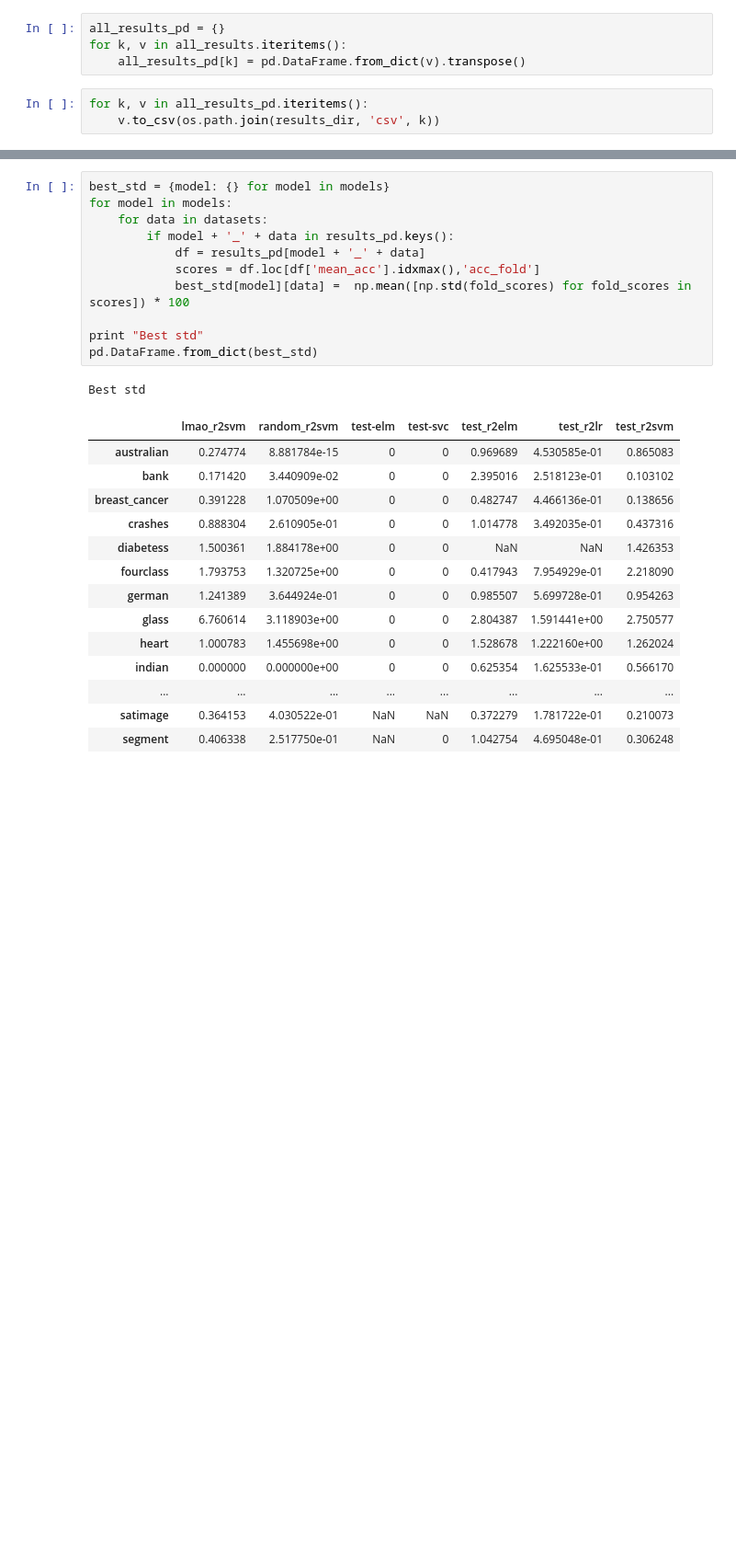
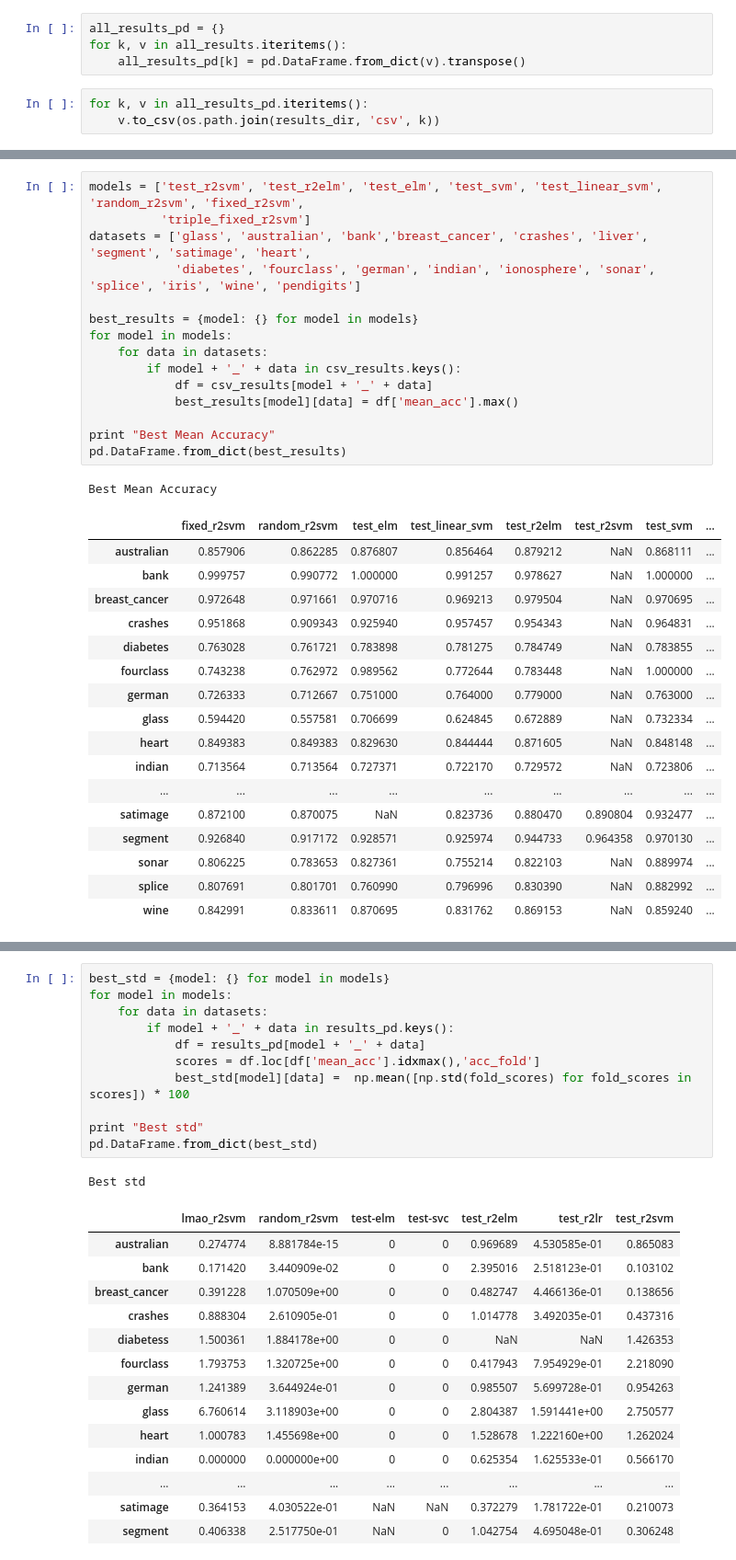
Before and after one commit to kudkudak/r2-learner, a Jupyter notebook: notebooks/results.ipynb, the cells around one changed output, grey strips where cells are left out. Shown at 92% size. Drawn from its saved outputs; the diff is of its cells as text; blank space fills up the shorter version.

Commit message:
triple test

```diff
--- a/notebooks/results.ipynb
+++ b/notebooks/results.ipynb
@@ -117,6 +96,40 @@ test_linear_svm_glass
 random_r2svm_satimage
 random_r2svm_ionosphere
 test_r2svm_satimage
+# %%
+models = ['test_r2svm', 'test_r2elm', 'test_elm', 'test_svm', 'test_linear_svm', 'random_r2svm', 'fixed_r2svm',
+          'triple_fixed_r2svm']
+datasets = ['glass', 'australian', 'bank','breast_cancer', 'crashes', 'liver', 'segment', 'satimage', 'heart',
+            'diabetes', 'fourclass', 'german', 'indian', 'ionosphere', 'sonar', 'splice', 'iris', 'wine', 'pendigits']
+
+best_results = {model: {} for model in models}
+for model in models:
+    for data in datasets:
+        if model + '_' + data in csv_results.keys():
+            df = csv_results[model + '_' + data]
+            best_results[model][data] = df['mean_acc'].max()
+
+print "Best Mean Accuracy"
+pd.DataFrame.from_dict(best_results)
+# %% [output]
+Best Mean Accuracy
+|  | fixed_r2svm | random_r2svm | test_elm | test_linear_svm | test_r2elm | test_r2svm | test_svm | ... |
+| australian | 0.857906 | 0.862285 | 0.876807 | 0.856464 | 0.879212 | NaN | 0.868111 | ... |
+| bank | 0.999757 | 0.990772 | 1.000000 | 0.991257 | 0.978627 | NaN | 1.000000 | ... |
+| breast_cancer | 0.972648 | 0.971661 | 0.970716 | 0.969213 | 0.979504 | NaN | 0.970695 | ... |
+| crashes | 0.951868 | 0.909343 | 0.925940 | 0.957457 | 0.954343 | NaN | 0.964831 | ... |
+| diabetes | 0.763028 | 0.761721 | 0.783898 | 0.781275 | 0.784749 | NaN | 0.783855 | ... |
+| fourclass | 0.743238 | 0.762972 | 0.989562 | 0.772644 | 0.783448 | NaN | 1.000000 | ... |
+| german | 0.726333 | 0.712667 | 0.751000 | 0.764000 | 0.779000 | NaN | 0.763000 | ... |
+| glass | 0.594420 | 0.557581 | 0.706699 | 0.624845 | 0.672889 | NaN | 0.732334 | ... |
+| heart | 0.849383 | 0.849383 | 0.829630 | 0.844444 | 0.871605 | NaN | 0.848148 | ... |
+| indian | 0.713564 | 0.713564 | 0.727371 | 0.722170 | 0.729572 | NaN | 0.723806 | ... |
+| ... | ... | ... | ... | ... | ... | ... | ... | ... |
+| satimage | 0.872100 | 0.870075 | NaN | 0.823736 | 0.880470 | 0.890804 | 0.932477 | ... |
+| segment | 0.926840 | 0.917172 | 0.928571 | 0.925974 | 0.944733 | 0.964358 | 0.970130 | ... |
+| sonar | 0.806225 | 0.783653 | 0.827361 | 0.755214 | 0.822103 | NaN | 0.889974 | ... |
+| splice | 0.807691 | 0.801701 | 0.760990 | 0.796996 | 0.830390 | NaN | 0.882992 | ... |
+| wine | 0.842991 | 0.833611 | 0.870695 | 0.831762 | 0.869153 | NaN | 0.859240 | ... |
 # %%
 models = ['random_r2svm', 'lmao_r2svm', 'center_random_r2svm',
           'switched_r2elm', 'triple_lmao_r2svm']
```
Also changed, not shown: parts of 8 cells of this notebook, 5 other files.
